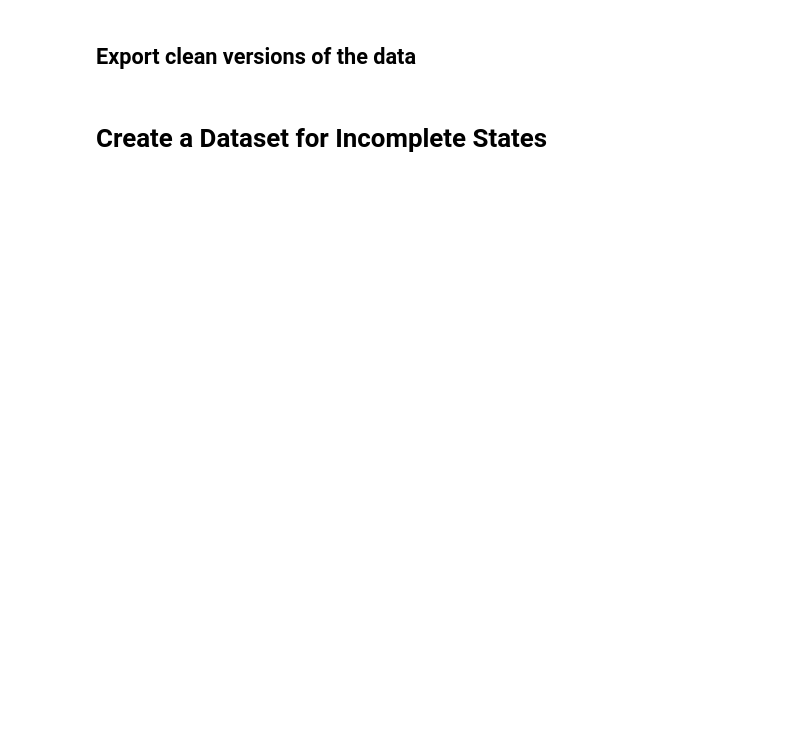
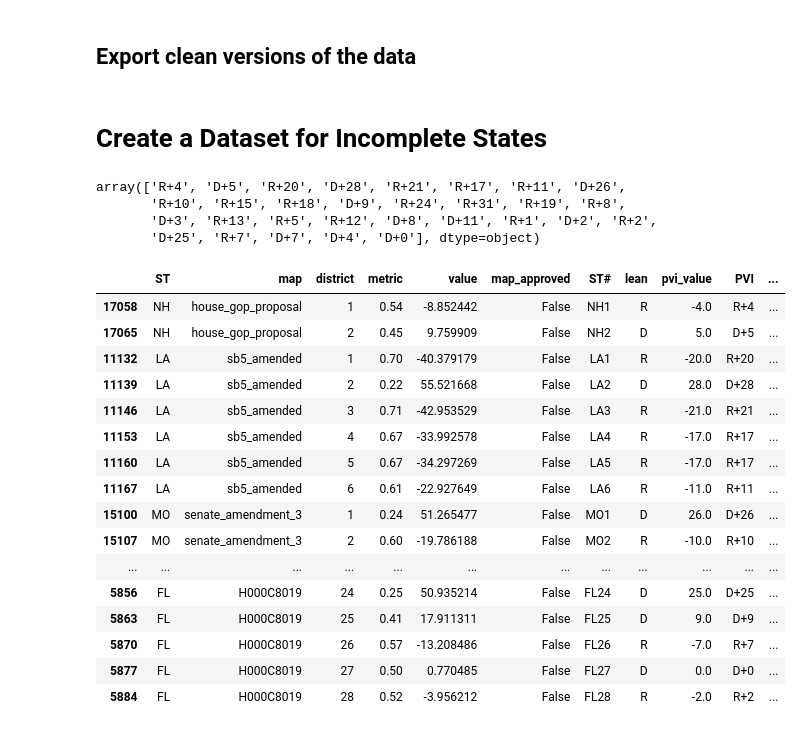
Before and after one commit to xadomatis/redistricting_project, a Jupyter notebook: cleaning/cleaning_118_538.ipynb, the cells around one changed output. Saved outputs shown, nothing was run; the diff lists cells and outputs as text; code cells hidden in the pictures; blank space fills up the shorter version.

```diff
--- a/cleaning/cleaning_118_538.ipynb
+++ b/cleaning/cleaning_118_538.ipynb
@@ -128,17 +134,12 @@ previews = previews.rename(columns={"state": "ST"})
 #create the district code variable
 previews["ST#"] = previews["ST"] + previews["district"]
 previews["lean"] = np.where(previews["value"] <= 0, "R", "D")
-#create a standard PVI column and a rounded PVI Value column
-previews["pvi_value"] = round((abs(previews["value"])),0).map(str).str.rstrip(".0")
-previews["PVI"] = previews.lean + "+" + previews.pvi_value
-#rename the metric column to match the other datasets
-#the metric is a decimal representation  of PVI from 0 to 1
-previews["metric"] = ((-1*(round(previews['value']/2))) + 50) / 100
-#add static points
-previews["year"] = 2022
-previews["congress"] = 118
-#simplify
-pre_maps = previews[["year","congress","ST","ST#","PVI","metric"]]
-#pre_maps.ST = pre_maps.ST + " (Anticipated)"
-#now that the dataset reflects the original, we can exportit very
-pre_maps.to_csv("/Users/xavier/Desktop/DSPP/solo_projects/redistricting_project/clean_data/supplimental/previews_118.csv",index=False)
+# %%
+#create a standard PVI column and a rounded PVI Value column
+previews["pvi_value"] = round((abs(previews["value"]/2)),0)
+previews["PVI"] = previews.lean + "+" + previews.pvi_value.map(str)
+previews["PVI"] = previews["PVI"].str.split(".").str[0]
+previews["PVI"] = np.where(previews["PVI"].str[-1] == "+0", 'EVEN', previews["PVI"])
+#the metric is a decimal representation  of PVI from 0 to 1
+previews["pvi_value"] = np.where(previews["value"] < 0, -1*previews["pvi_value"],previews["pvi_value"])
+previews["metric"] = ((-1*(round(previews['pvi_value']))) + 50) / 100
@@ -144,0 +155,40 @@ pre_maps.to_csv("/Users/xavier/Desktop/DSPP/solo_projects/redistricting_project/
+# %%
+
+#rename the metric column to match the other datasets
+#the metric is a decimal representation  of PVI from 0 to 1
+previews["metric"] = ((-1*(round(previews['pvi_value']))) + 50) / 100
+#add static points
+previews["year"] = 2022
+previews["congress"] = 118
+#simplify
+pre_maps = previews[["year","congress","ST","ST#","PVI","metric"]]
+#pre_maps.ST = pre_maps.ST + " (Anticipated)"
+#now that the dataset reflects the original, we can exportit very
+pre_maps.to_csv("/Users/xavier/Desktop/DSPP/solo_projects/redistricting_project/clean_data/supplimental/previews_118.csv",index=False)
+# %%
+previews.PVI.unique()
+# %% [output]
+array(['R+4', 'D+5', 'R+20', 'D+28', 'R+21', 'R+17', 'R+11', 'D+26',
+       'R+10', 'R+15', 'R+18', 'D+9', 'R+24', 'R+31', 'R+19', 'R+8',
+       'D+3', 'R+13', 'R+5', 'R+12', 'D+8', 'D+11', 'R+1', 'D+2', 'R+2',
+       'D+25', 'R+7', 'D+7', 'D+4', 'D+0'], dtype=object)
+# %%
+previews
+# %% [output]
+|  | ST | map | district | metric | value | map_approved | ST# | lean | pvi_value | PVI | ... |
+| 17058 | NH | house_gop_proposal | 1 | 0.54 | -8.852442 | False | NH1 | R | -4.0 | R+4 | ... |
+| 17065 | NH | house_gop_proposal | 2 | 0.45 | 9.759909 | False | NH2 | D | 5.0 | D+5 | ... |
+| 11132 | LA | sb5_amended | 1 | 0.70 | -40.379179 | False | LA1 | R | -20.0 | R+20 | ... |
+| 11139 | LA | sb5_amended | 2 | 0.22 | 55.521668 | False | LA2 | D | 28.0 | D+28 | ... |
+| 11146 | LA | sb5_amended | 3 | 0.71 | -42.953529 | False | LA3 | R | -21.0 | R+21 | ... |
+| 11153 | LA | sb5_amended | 4 | 0.67 | -33.992578 | False | LA4 | R | -17.0 | R+17 | ... |
+| 11160 | LA | sb5_amended | 5 | 0.67 | -34.297269 | False | LA5 | R | -17.0 | R+17 | ... |
+| 11167 | LA | sb5_amended | 6 | 0.61 | -22.927649 | False | LA6 | R | -11.0 | R+11 | ... |
+| 15100 | MO | senate_amendment_3 | 1 | 0.24 | 51.265477 | False | MO1 | D | 26.0 | D+26 | ... |
+| 15107 | MO | senate_amendment_3 | 2 | 0.60 | -19.786188 | False | MO2 | R | -10.0 | R+10 | ... |
+| ... | ... | ... | ... | ... | ... | ... | ... | ... | ... | ... | ... |
+| 5856 | FL | H000C8019 | 24 | 0.25 | 50.935214 | False | FL24 | D | 25.0 | D+25 | ... |
+| 5863 | FL | H000C8019 | 25 | 0.41 | 17.911311 | False | FL25 | D | 9.0 | D+9 | ... |
+| 5870 | FL | H000C8019 | 26 | 0.57 | -13.208486 | False | FL26 | R | -7.0 | R+7 | ... |
+| 5877 | FL | H000C8019 | 27 | 0.50 | 0.770485 | False | FL27 | D | 0.0 | D+0 | ... |
+| 5884 | FL | H000C8019 | 28 | 0.52 | -3.956212 | False | FL28 | R | -2.0 | R+2 | ... |
```
Also changed, not shown: parts of 6 cells of this notebook, 22 other files.
